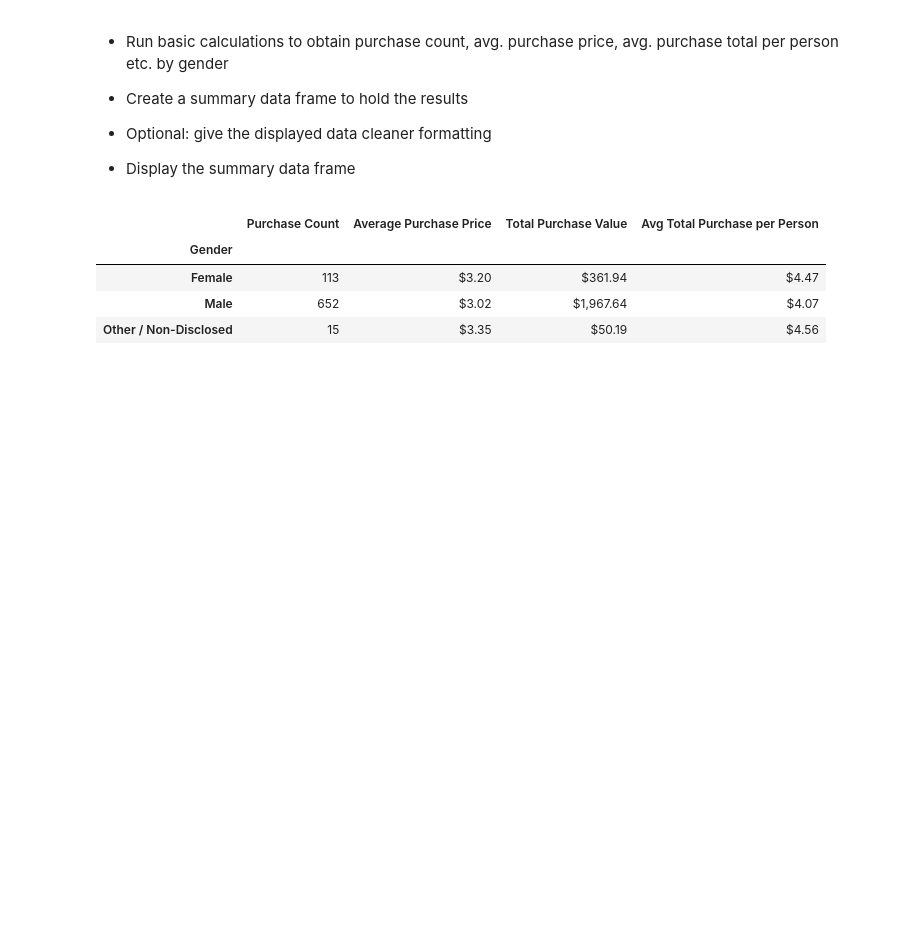
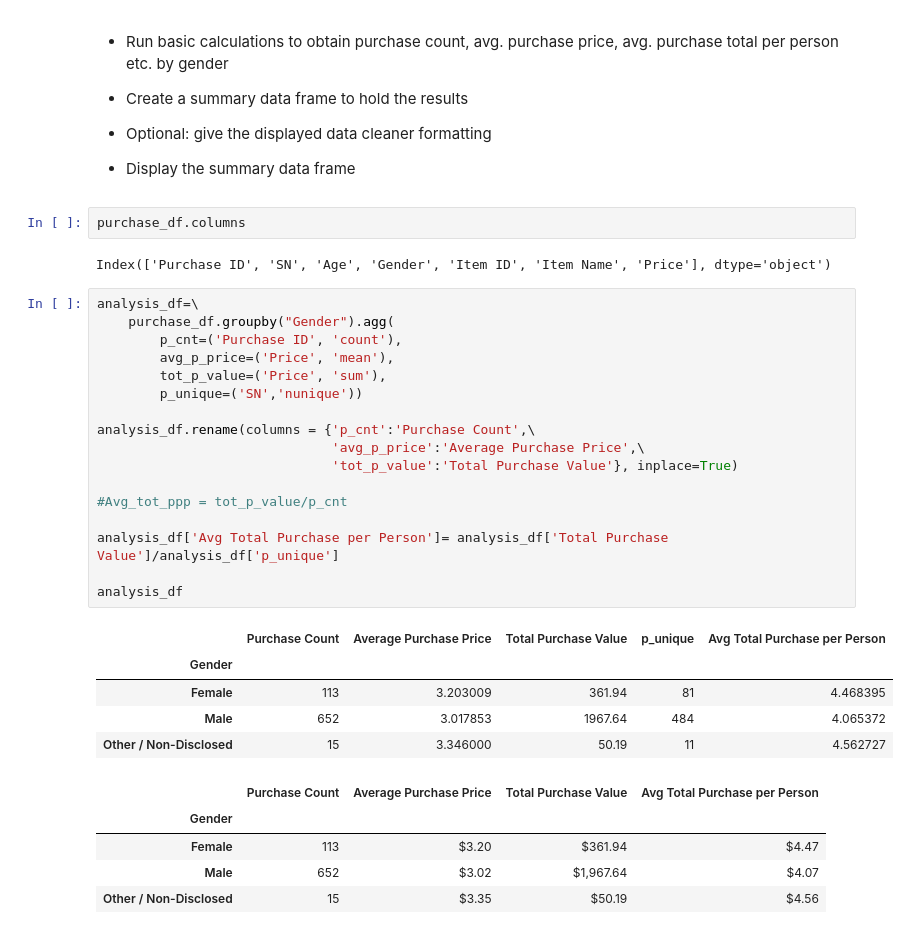
Before and after one commit to mengyin-lee/pandas-challenge, a Jupyter notebook: HeroesOfPymoli/HeroesOfPymoli_starter.ipynb, the cells around one changed output. Saved outputs shown, nothing was run; the diff lists cells and outputs as text; blank space fills up the shorter version.

Commit message:
Calculation update for purchase analysis

```diff
--- a/HeroesOfPymoli/HeroesOfPymoli_starter.ipynb
+++ b/HeroesOfPymoli/HeroesOfPymoli_starter.ipynb
@@ -109,6 +119,33 @@ Other_cnt = Total_cnt - (Male_cnt + Female_cnt)
 
 
 * Display the summary data frame
+# %%
+purchase_df.columns
+# %% [output]
+Index(['Purchase ID', 'SN', 'Age', 'Gender', 'Item ID', 'Item Name', 'Price'], dtype='object')
+# %%
+analysis_df=\
+    purchase_df.groupby("Gender").agg(
+        p_cnt=('Purchase ID', 'count'),
+        avg_p_price=('Price', 'mean'),
+        tot_p_value=('Price', 'sum'),
+        p_unique=('SN','nunique'))
+
+analysis_df.rename(columns = {'p_cnt':'Purchase Count',\
+                              'avg_p_price':'Average Purchase Price',\
+                              'tot_p_value':'Total Purchase Value'}, inplace=True)
+
+#Avg_tot_ppp = tot_p_value/p_cnt
+
+analysis_df['Avg Total Purchase per Person']= analysis_df['Total Purchase Value']/analysis_df['p_unique']
+
+analysis_df
+# %% [output]
+|  | Purchase Count | Average Purchase Price | Total Purchase Value | p_unique | Avg Total Purchase per Person |
+| Gender |  |  |  |  |  |
+| Female | 113 | 3.203009 | 361.94 | 81 | 4.468395 |
+| Male | 652 | 3.017853 | 1967.64 | 484 | 4.065372 |
+| Other / Non-Disclosed | 15 | 3.346000 | 50.19 | 11 | 4.562727 |
 # %%
 # %% [output]
 |  | Purchase Count | Average Purchase Price | Total Purchase Value | Avg Total Purchase per Person |
```
Also changed, not shown: parts of 2 cells of this notebook.
